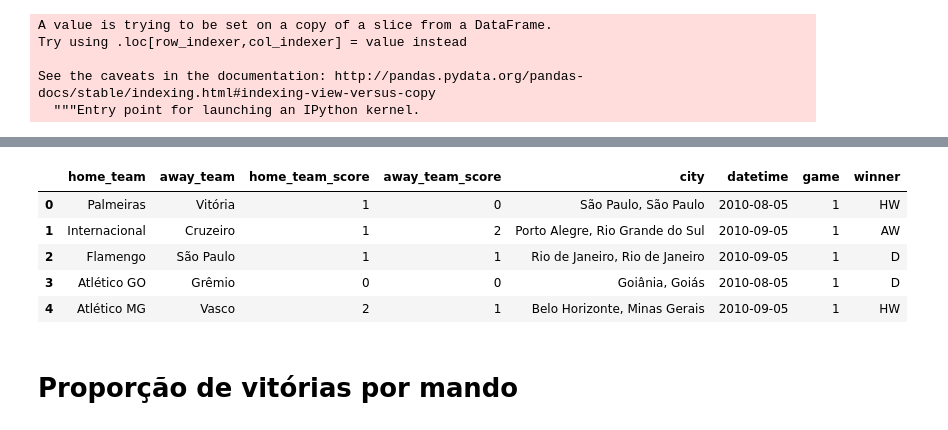
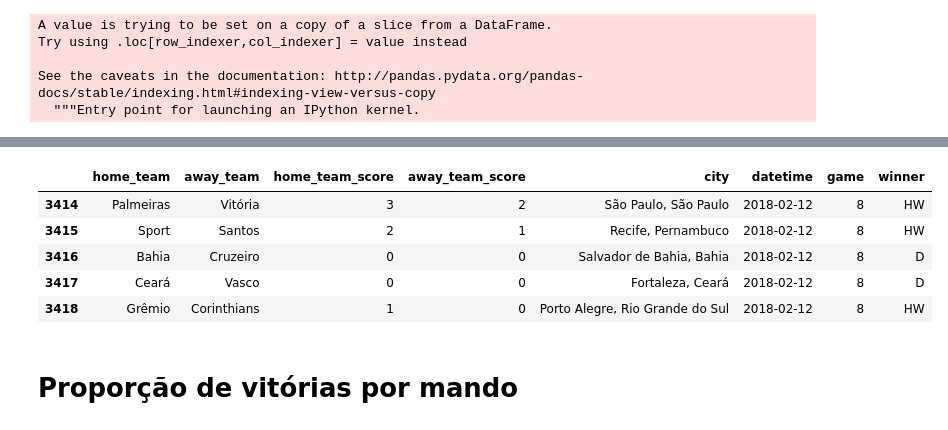
Before and after one commit to hlapa/brazilian_soccer_prediction, a Jupyter notebook: EDA.ipynb, the cells around one changed output, grey strips where cells are left out. Cells and saved outputs as stored; diff of their text form; code cells hidden in the pictures.

```diff
--- a/EDA.ipynb
+++ b/EDA.ipynb
@@ -36,14 +42,14 @@ A value is trying to be set on a copy of a slice from a DataFrame
 
 See the caveats in the documentation: http://pandas.pydata.org/pandas-docs/stable/indexing.html#indexing-view-versus-copy
 # %%
-eda.hea
+eda.tail()
 # %% [output]
 |  | home_team | away_team | home_team_score | away_team_score | city | datetime | game | winner |
-| 0 | Palmeiras | Vitória | 1 | 0 | São Paulo, São Paulo | 2010-08-05 | 1 | HW |
-| 1 | Internacional | Cruzeiro | 1 | 2 | Porto Alegre, Rio Grande do Sul | 2010-09-05 | 1 | AW |
-| 2 | Flamengo | São Paulo | 1 | 1 | Rio de Janeiro, Rio de Janeiro | 2010-09-05 | 1 | D |
-| 3 | Atlético GO | Grêmio | 0 | 0 | Goiânia, Goiás | 2010-08-05 | 1 | D |
-| 4 | Atlético MG | Vasco | 2 | 1 | Belo Horizonte, Minas Gerais | 2010-09-05 | 1 | HW |
+| 3414 | Palmeiras | Vitória | 3 | 2 | São Paulo, São Paulo | 2018-02-12 | 8 | HW |
+| 3415 | Sport | Santos | 2 | 1 | Recife, Pernambuco | 2018-02-12 | 8 | HW |
+| 3416 | Bahia | Cruzeiro | 0 | 0 | Salvador de Bahia, Bahia | 2018-02-12 | 8 | D |
+| 3417 | Ceará | Vasco | 0 | 0 | Fortaleza, Ceará | 2018-02-12 | 8 | D |
+| 3418 | Grêmio | Corinthians | 1 | 0 | Porto Alegre, Rio Grande do Sul | 2018-02-12 | 8 | HW |
 # %% [markdown]
 # Proporção de vitórias por mando
 # %%
```
Also changed, not shown: parts of 6 cells of this notebook.
